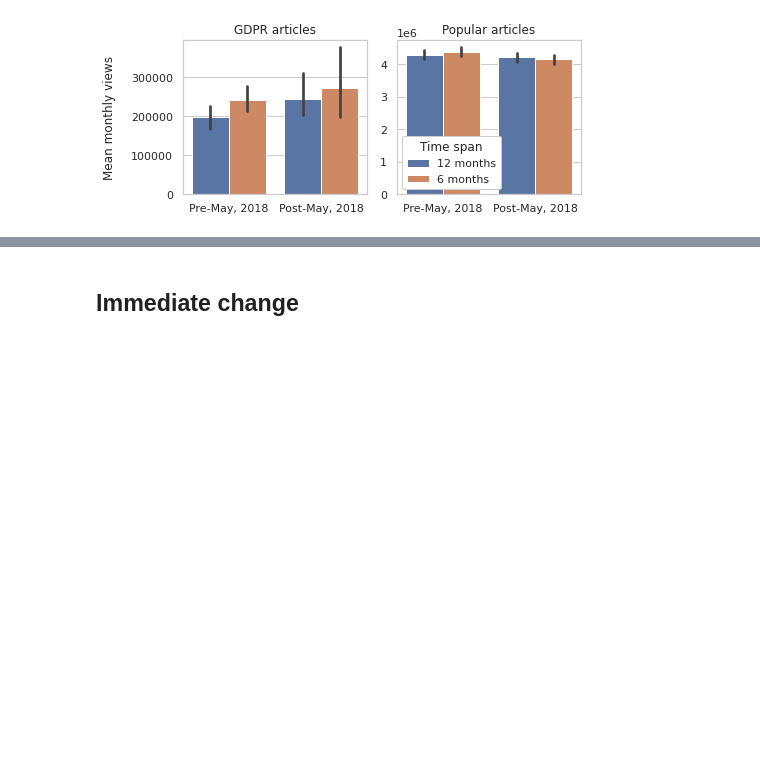
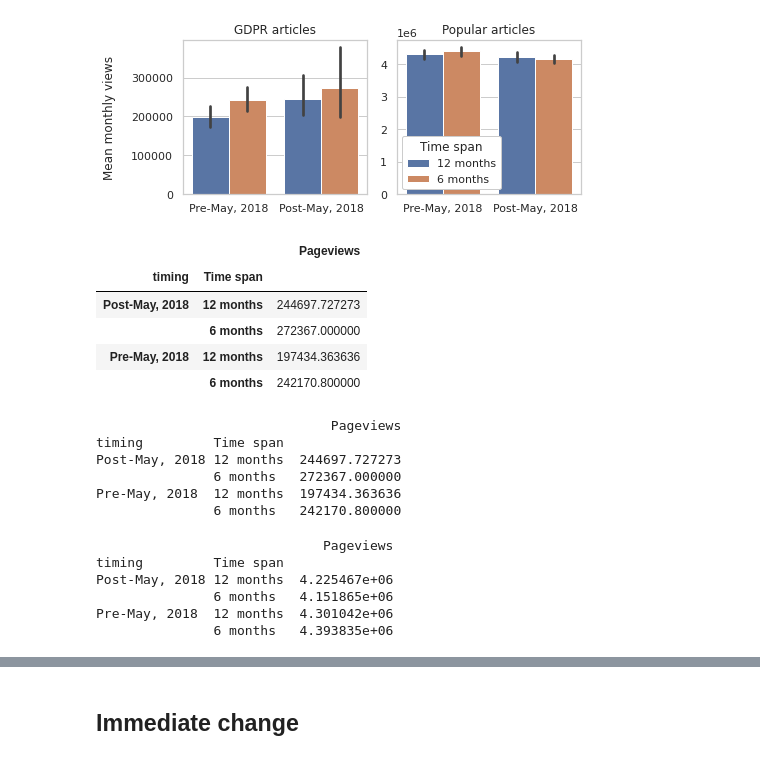
Before and after one commit to epfl-ada/ada-2020-project-milestone-p3-p3_studybuddy, a Jupyter notebook: MilestoneP3.ipynb, the cells around one changed output, grey strips where cells are left out. Cells and saved outputs as stored; diff of their text form; code cells hidden in the pictures; blank space fills up the shorter version.

```diff
--- a/MilestoneP3.ipynb
+++ b/MilestoneP3.ipynb
@@ -1218,8 +1218,8 @@ g_control.iloc[[0, 1, -2, -1]]
 # %%
 fig, ax = plt.subplots(1, 2, figsize=(7, 3))
 
-barplot_mean(g_treatment, interruption_date, ax=ax[0])
-barplot_mean(g_control, interruption_date, ax=ax[1])
+df_means_trmt = barplot_mean(g_treatment, interruption_date, ax=ax[0])
+df_means_ctrl = barplot_mean(g_control, interruption_date, ax=ax[1])
 
 ax[1].set_ylabel('')
 ax[0].set_title('GDPR articles')
@@ -1229,3 +1229,30 @@ plt.tight_layout()
 plt.savefig('figs/means_enforcement.eps')
 # %% [output]
 [figure]
+# %%
+df_means_trmt
+# %% [output]
+|  |  | Pageviews |
+| timing | Time span |  |
+| Post-May, 2018 | 12 months | 244697.727273 |
+|  | 6 months | 272367.000000 |
+| Pre-May, 2018 | 12 months | 197434.363636 |
+|  | 6 months | 242170.800000 |
+# %%
+print(df_means_trmt)
+# %% [output]
+                              Pageviews
+timing         Time span
+Post-May, 2018 12 months  244697.727273
+               6 months   272367.000000
+Pre-May, 2018  12 months  197434.363636
+               6 months   242170.800000
+# %%
+print(df_means_ctrl)
+# %% [output]
+                             Pageviews
+timing         Time span
+Post-May, 2018 12 months  4.225467e+06
+               6 months   4.151865e+06
+Pre-May, 2018  12 months  4.301042e+06
+               6 months   4.393835e+06
```
Also changed, not shown: parts of 11 cells of this notebook.
